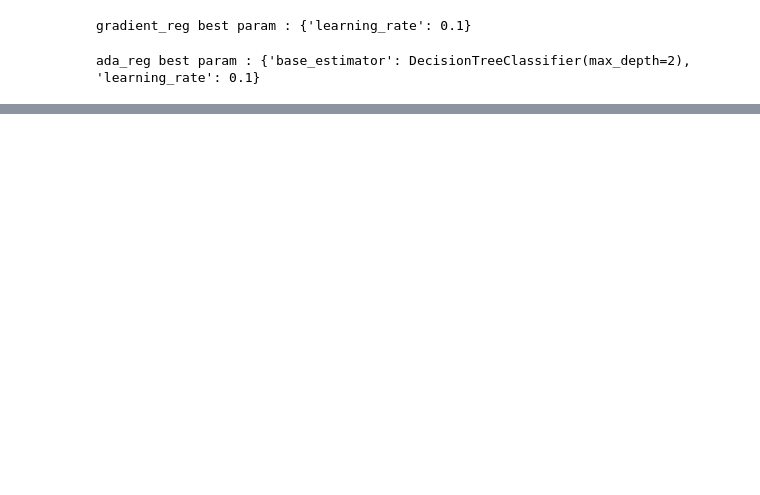
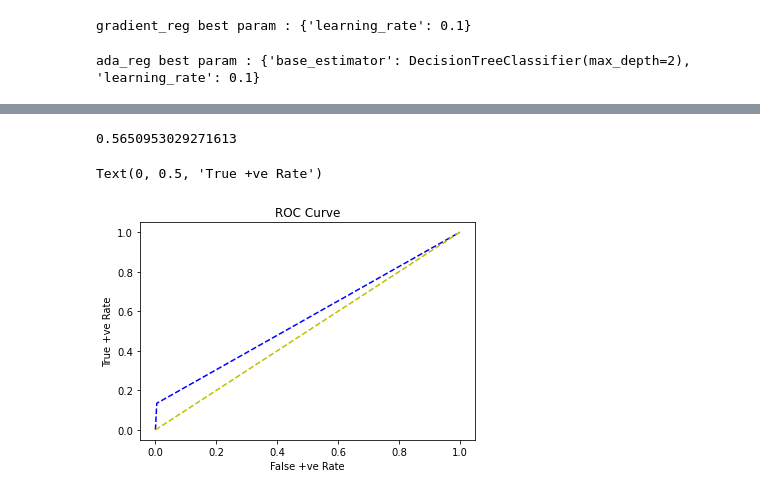
Before and after one commit to kamalghitm/Evaluation_Project, a Jupyter notebook: 23102020/HR_Analytics.ipynb, the cells around one changed output, grey strips where cells are left out. Cells and saved outputs as stored; diff of their text form; code cells hidden in the pictures; blank space fills up the shorter version.

```diff
--- a/23102020/HR_Analytics.ipynb
+++ b/23102020/HR_Analytics.ipynb
@@ -425,3 +433,19 @@ classification_report               precision    recall  f1-score   support
     accuracy                           0.83       278
    macro avg       0.85      0.57      0.57       278
 weighted avg       0.84      0.83      0.78       278
+# %%
+#roc curve
+fpr,tpr,thresholds=roc_curve(y_test,y_pred)
+roc_auc=auc(fpr,tpr)
+print(roc_auc)
+plt.plot(fpr,tpr,'b--')
+plt.plot([0,1],[0,1],'y--')
+#plt.legend(loc='lower right')
+plt.title('ROC Curve')
+plt.xlabel('False +ve Rate')
+plt.ylabel('True +ve Rate')
+#RandomForestClassifier working better
+# %% [output]
+0.5650953029271613
+Text(0, 0.5, 'True +ve Rate')
+[figure, added]
```
Also changed, not shown: parts of 7 cells of this notebook.
